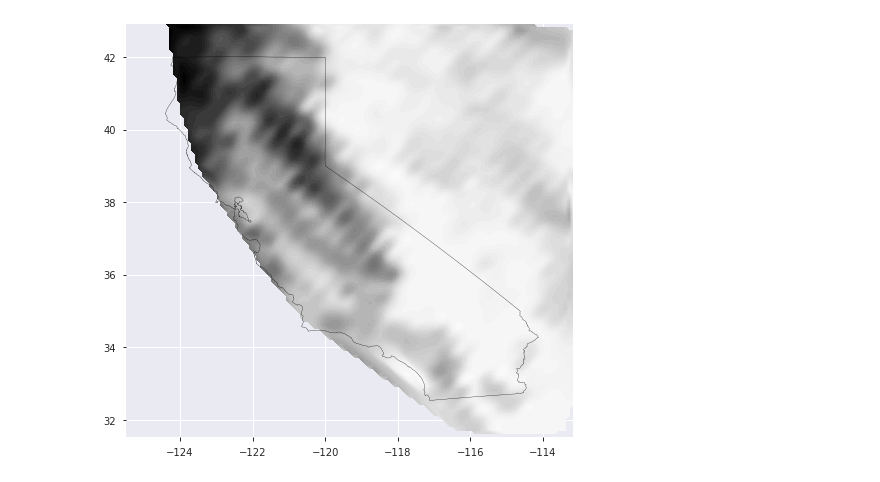
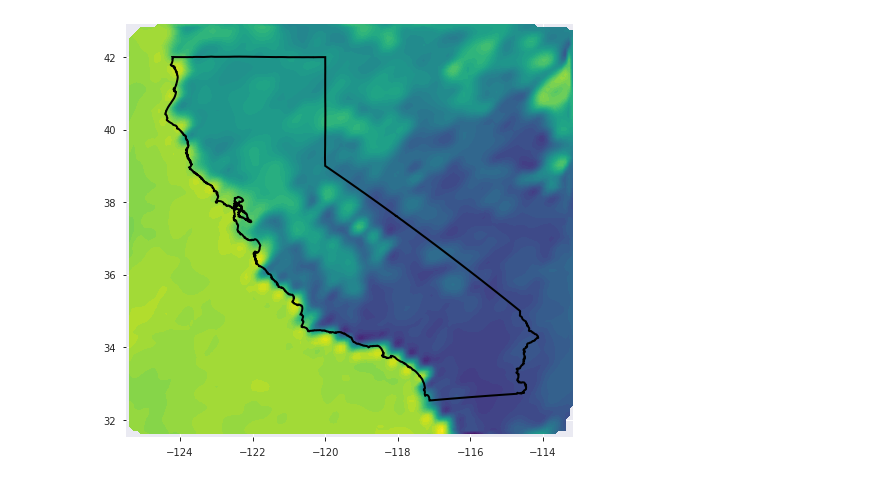
Before and after one commit to aristyogresearch/wildfire, a Jupyter notebook: notebooks/weather_data_heatmaps.ipynb, the cells around one changed output. Saved outputs shown, nothing was run; the diff lists cells and outputs as text; code cells hidden in the pictures.

```diff
--- a/notebooks/weather_data_heatmaps.ipynb
+++ b/notebooks/weather_data_heatmaps.ipynb
@@ -12,6 +13,6 @@ from descartes import PolygonPatch
 # %%
 time_subset = '2015-11-23 18:00:00'
-data_type = 'air.sfc'
+data_type = 'veg'
 
 LAT_START = 31.52
 LON_START = -125.48
@@ -21,6 +22,7 @@ GRID_SPACING = 0.1
 
 num_contour_levels = 50
 weather_datafile = '../data/NOAA_weather_data/2015_california_box_all.csv'
+weather_datafile_ca_only = '../data/NOAA_weather_data/2015_california_only_all.csv'
 states_shapefile = '../data/spatial_data/cb_2018_us_state_500k.shp'
 # %%
 def regularize_grid(data, data_type):
@@ -86,3 +56,5 @@ def plot_with_state_border(xi, yi, zi, num_contour_levels, california):
 # %%
 data = pd.read_csv(weather_datafile)
+data_california_only = pd.read_csv(weather_datafile_ca_only)
 data_one_hour = data[data['time'] == time_subset]
+data_one_hour = data_one_hour.fillna(0)
@@ -103,8 +62,16 @@ data_type = 'veg'
 xi, yi, zi = regularize_grid(data_one_hour, data_type)
 california = get_california_polygon(states_shapefile)
-# %%
-plt = plot_with_state_border(xi, yi, zi, num_contour_levels, california)
-plt.show()
-# %% [output]
-[figure, removed]
+# %%
+multipoly = california.loc[16, 'geometry']
+california_land_mass = multipoly[-1]
+
+plt.rcParams["figure.figsize"] = (8,8)
+fig = plt.figure()
+ax = fig.gca()
+ax.add_patch(PolygonPatch(california_land_mass, fc='none', ec='black', lw='2', zorder=2))
+ax.contourf(xi, yi, zi, num_contour_levels, cmap='viridis')
+ax.axis('scaled')
+plt.show()
+# %% [output]
+[figure, added]
 # %%
```
Also changed, not shown: parts of 8 cells of this notebook, 5 other files.
